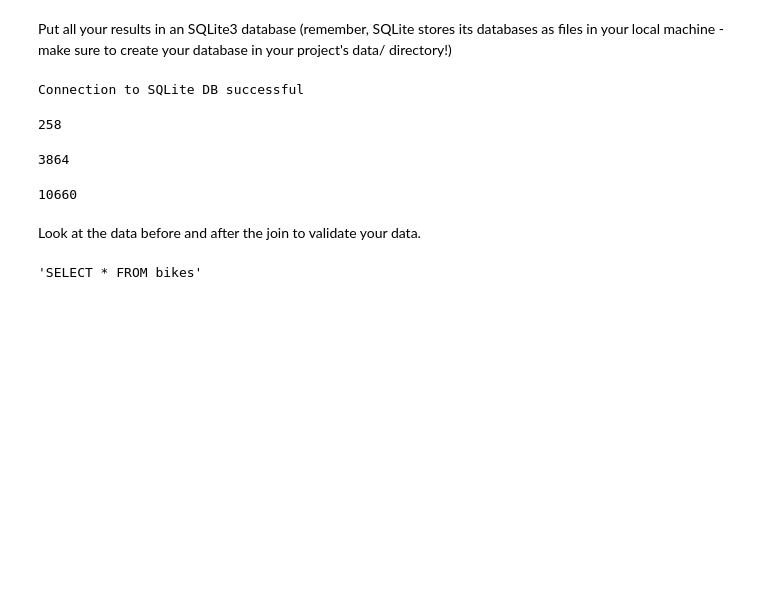
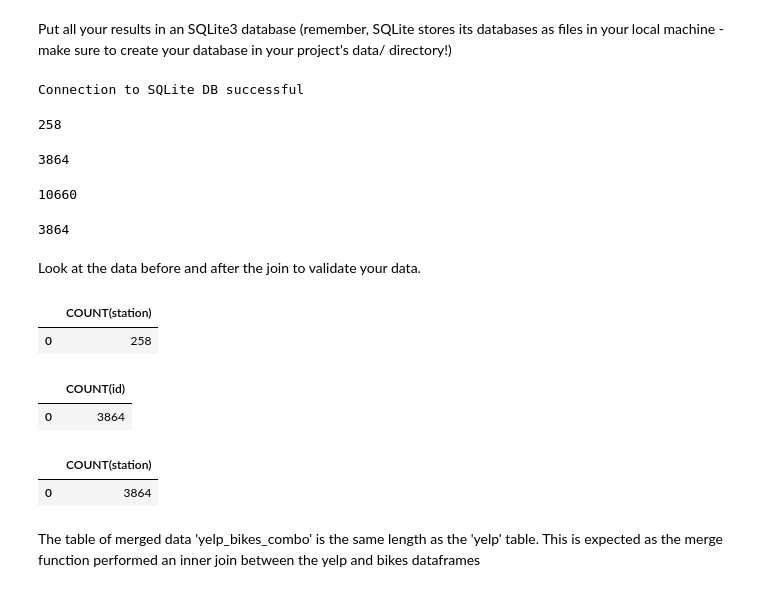
Before and after one commit to ParkerHar/Statistical_Modelling_Project, a Jupyter notebook: notebooks/joining_data.ipynb, the cells around one changed output. Saved outputs shown, nothing was run; the diff lists cells and outputs as text; code cells hidden in the pictures; blank space fills up the shorter version.

Commit message:
added merged data as a table and reviewed the pre and post merged tables

```diff
--- a/notebooks/joining_data.ipynb
+++ b/notebooks/joining_data.ipynb
@@ -172,5 +172,9 @@ yelp_df.to_sql('yelp',connection,if_exists='replace',index=False)
 fsq_df.to_sql('fsq',connection,if_exists='replace',index=False)
 # %% [output]
 10660
+# %%
+main_df.to_sql('yelp_bikes_combo',connection,if_exists='replace',index=False)
+# %% [output]
+3864
 # %% [markdown]
 Look at the data before and after the join to validate your data.
@@ -187,4 +181,8 @@ def execute_read_query(connection, query):
-# %%
-select_bikes = 'SELECT * FROM bikes'
-# %% [output]
-'SELECT * FROM bikes'
+# %%
+#getting length of bikes table
+bikes_res = pd.read_sql_query("SELECT COUNT(station) FROM bikes", connection)
+# %%
+bikes_res
+# %% [output]
+|  | COUNT(station) |
+| 0 | 258 |
@@ -190,0 +192,5 @@ select_bikes = 'SELECT * FROM bikes'
+# %%
+yelp_res
+# %% [output]
+|  | COUNT(id) |
+| 0 | 3864 |
@@ -190,0 +200,7 @@ select_bikes = 'SELECT * FROM bikes'
+# %%
+merge_res
+# %% [output]
+|  | COUNT(station) |
+| 0 | 3864 |
+# %% [markdown]
+The table of merged data 'yelp_bikes_combo' is the same length as the 'yelp' table. This is expected as the merge function performed an inner join between the yelp and bikes dataframes
```
Also changed, not shown: parts of 3 cells of this notebook, 1 other file.
